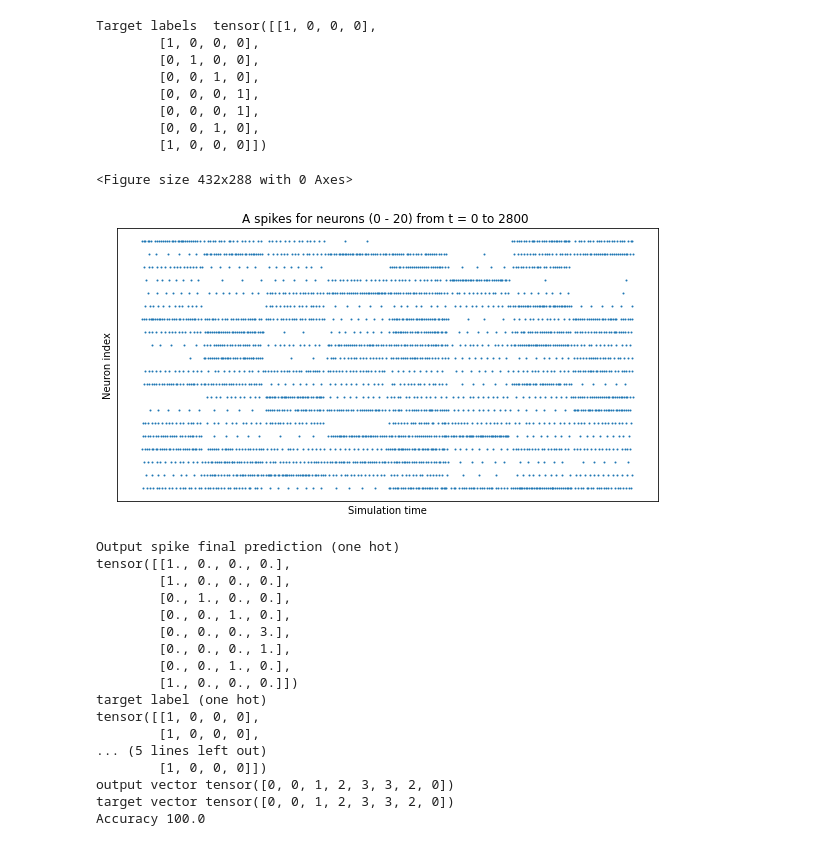
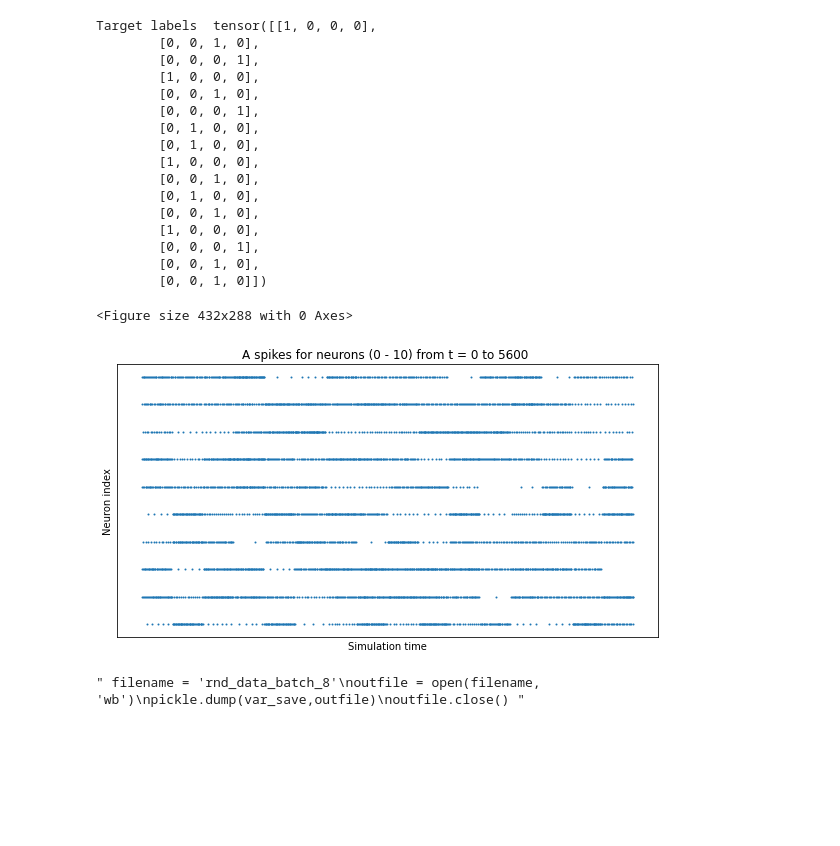
Before and after one commit to aravsi77/spiking_neural_network_thesis, a Jupyter notebook: test_bindsnet_simulation.ipynb, the cells around one changed output. Cells and saved outputs as stored; diff of their text form; code cells hidden in the pictures; blank space fills up the shorter version.

```diff
--- a/test_bindsnet_simulation.ipynb
+++ b/test_bindsnet_simulation.ipynb
@@ -335,7 +525,7 @@ def generate_input(spike_rate,nodes,time,batch,prt_input=True):
 
 #the networks parameters according Lee et.al(2016)
 time = 350 #time for each training sample
-alpha = [8 ,3] #to control how strong the threshold voltage initialization
+alpha = [4 ,2] #to control how strong the threshold voltage initialization
 beta  = 10
 lamda = 0.002
 rho   = 0.0001
@@ -350,7 +540,7 @@ network = Network()
 
 #voltage threshold as a vector
 # the value corresponds to every vth in each node
-nodes = [20, 40, 4] #number of nodes in each layer
+nodes = [10, 40, 4] #number of nodes in each layer
 
 #initialize the network
 build_network(network=network,nodes=nodes,alpha=alpha,time=time,T_ref=T_ref,tmp=t_mp,v_rest=v_rest,v_thresh=v_thresh,prt_sum=True)
@@ -379,26 +576,28 @@ build_network(network=network,nodes=nodes,alpha=alpha,time=time,T_ref=T_ref,tmp=
 # %%
 #create input spike data, where each spike is distributed according poisson distribution
 
-spike_rate = 100 #maximum spike rate in hz
-batch = 8 #batch size
+spike_rate = 150 #maximum spike rate in hz
+batch = 16 #batch size
 dt = torch.linspace(0,time-1,time) #the time axis
 ref_spike = torch.exp(-dt/t_mp) ##spike referrence
 
 input_data, y, vary = generate_input(spike_rate,nodes,time,batch,prt_input=True)
-
-#generate the input spike auxilliary activity
-input_spike_aux = torch.zeros(nodes[0],batch)
-#iterate over each data in batch
-for i in range(batch):
-    input_spike_aux[:,i] = aux_spike_activity(input_data[i*time:(i*time)+time,:], ref_spike,tmp = 100,T=350,isPlot = False)
 # %% [output]
 Target labels  tensor([[1, 0, 0, 0],
+        [0, 0, 1, 0],
+        [0, 0, 0, 1],
         [1, 0, 0, 0],
+        [0, 0, 1, 0],
+        [0, 0, 0, 1],
+        [0, 1, 0, 0],
+        [0, 1, 0, 0],
+        [1, 0, 0, 0],
+        [0, 0, 1, 0],
         [0, 1, 0, 0],
         [0, 0, 1, 0],
-        [0, 0, 0, 1],
+        [1, 0, 0, 0],
         [0, 0, 0, 1],
         [0, 0, 1, 0],
-        [1, 0, 0, 0]])
+        [0, 0, 1, 0]])
 <Figure size 432x288 with 0 Axes>
-[figure, old version]
+[figure, new version]
@@ -469,40 +603,0 @@ for i in range(epochs): #loop for each epoch
-# %%
-#run the final prediction
-y_pred_run = torch.zeros(batch,nodes[2])
-for j in range(batch):
-    inputs = {"A":input_data[j*time:(j*time)+time,:]}
-    network.run(inputs=inputs,time=time)
-    a_out    = network.monitors["C"].get("s").squeeze().float()
-    y_pred_run[j] = torch.sum(a_out,dim=0)
-    #reset state variables
-    network.layers["C"].reset_state_variables()
-    network.layers["B"].reset_state_variables()
-
-print("Output spike final prediction (one hot)")
-print(y_pred_run)
-print("target label (one hot)")
-print(y)
-
-print("output vector %s"%(torch.argmax(y_pred_run,dim=1)))
-print("target vector %s"%vary)
-#calculate accuracy
-acc = sum(torch.argmax(y_pred_run,dim=1)==vary)*100/batch
-print("Accuracy %s "%acc.item())
-# %% [output]
-Output spike final prediction (one hot)
-tensor([[1., 0., 0., 0.],
-        [1., 0., 0., 0.],
-        [0., 1., 0., 0.],
-        [0., 0., 1., 0.],
-        [0., 0., 0., 3.],
-        [0., 0., 0., 1.],
-        [0., 0., 1., 0.],
-        [1., 0., 0., 0.]])
-target label (one hot)
-tensor([[1, 0, 0, 0],
-        [1, 0, 0, 0],
-... (5 lines left out)
-        [1, 0, 0, 0]])
-output vector tensor([0, 0, 1, 2, 3, 3, 2, 0])
-target vector tensor([0, 0, 1, 2, 3, 3, 2, 0])
-Accuracy 100.0
@@ -508,0 +616,8 @@ Accuracy 100.0
+# %%
+# save the tuple into a file
+""" filename = 'rnd_data_batch_8'
+outfile = open(filename, 'wb')
+pickle.dump(var_save,outfile)
+outfile.close() """
+# %% [output]
+" filename = 'rnd_data_batch_8'\noutfile = open(filename, 'wb')\npickle.dump(var_save,outfile)\noutfile.close() "
```
Also changed, not shown: parts of 15 cells of this notebook.
